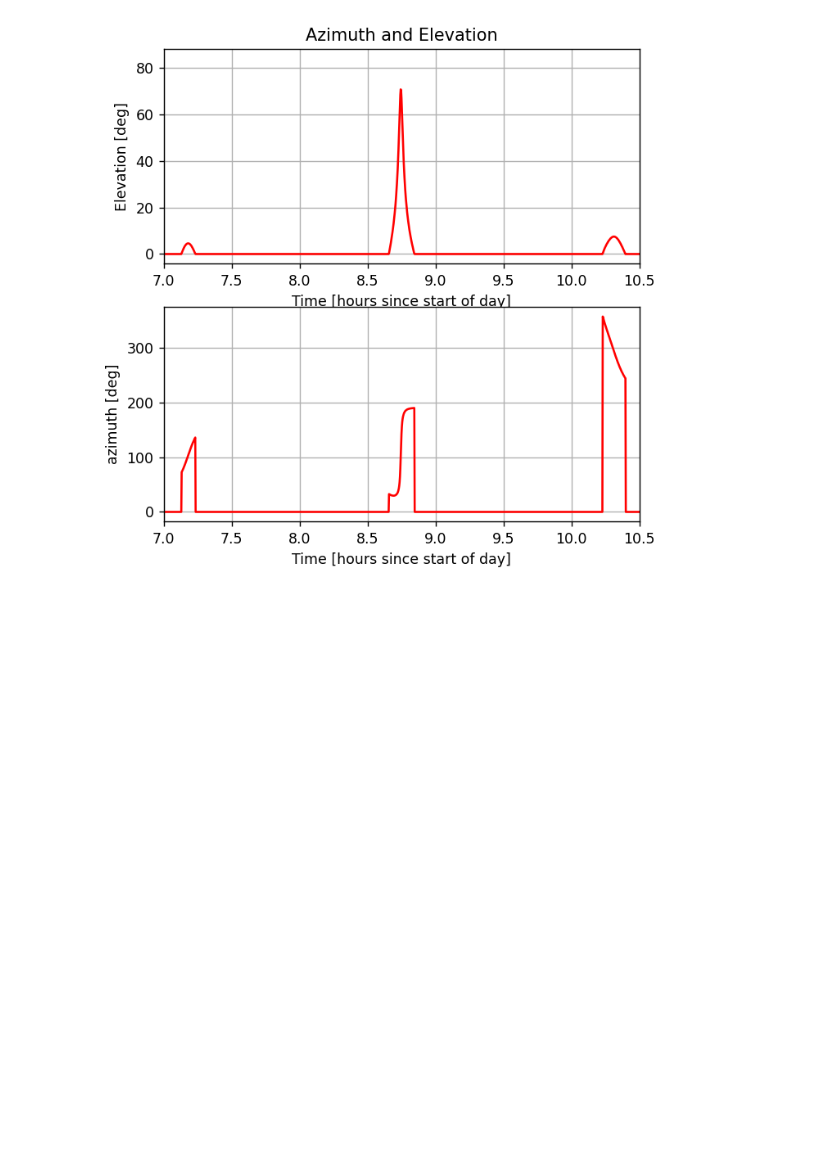
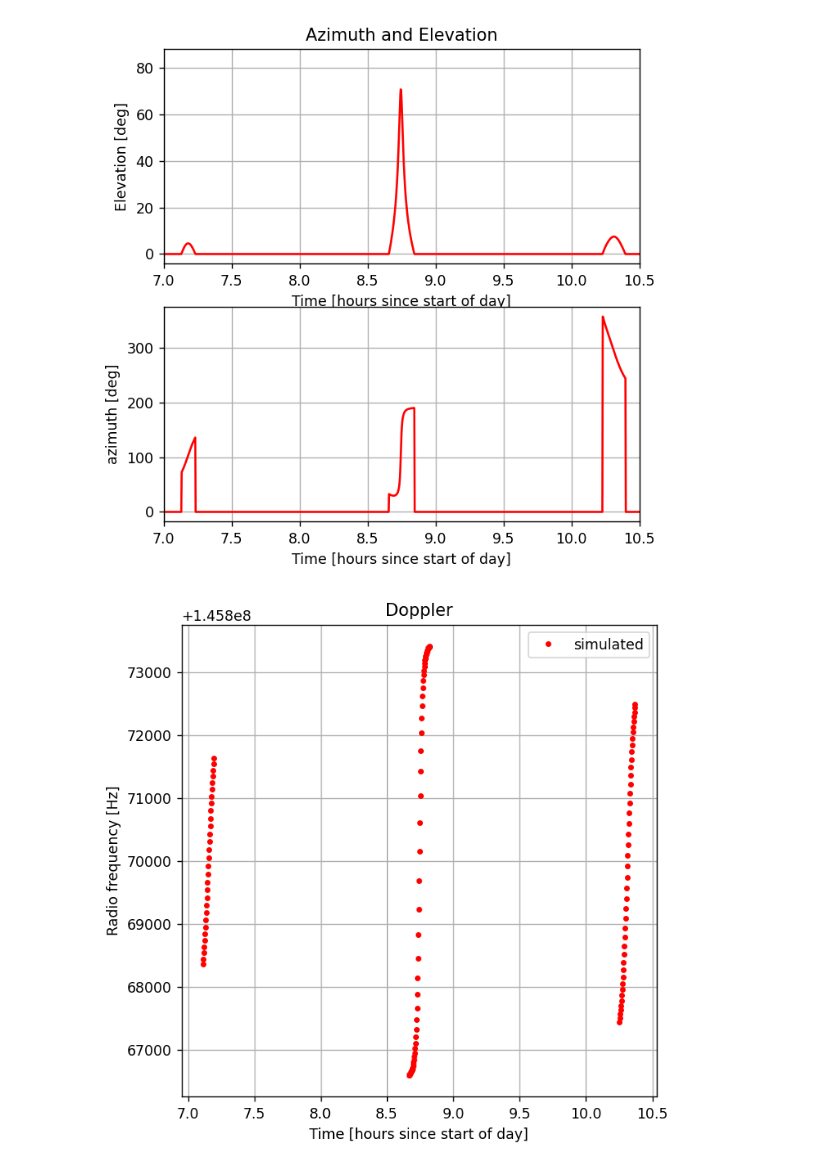
Before and after one commit to DopTrack/estimate, a Jupyter notebook: Assignment1.ipynb, the cells around one changed output. Saved outputs shown, nothing was run; the diff lists cells and outputs as text; code cells hidden in the pictures; blank space fills up the shorter version.

Commit message:
Added simulated frequency data

```diff
--- a/Assignment1.ipynb
+++ b/Assignment1.ipynb
@@ -353,6 +353,23 @@ plt.show()
 [figure]
 # %%
 # with doppler formula, calculate simulated frequency
+satellite_frequency = 145870000
+speed_of_light = 299792458
+
+frequency_received = (1-simulated_doppler/speed_of_light)*satellite_frequency
+
+# Plot simulated freuqency data
+fig = plt.figure(figsize=(6,6), dpi=125)
+ax = fig.add_subplot()
+ax.set_title(f'Doppler')
+ax.plot((simulated_obs_times - start_recording_day)/3600, frequency_received, label='simulated', color='red', linestyle='none', marker='.')
+ax.legend()
+ax.set_xlabel('Time [hours since start of day]')
+ax.set_ylabel('Radio frequency [Hz]')
+plt.grid()
+plt.show()
+# %% [output]
+[figure, added]
 # %%
 # --------------------------------------
 # 3/ Load real observations
```
